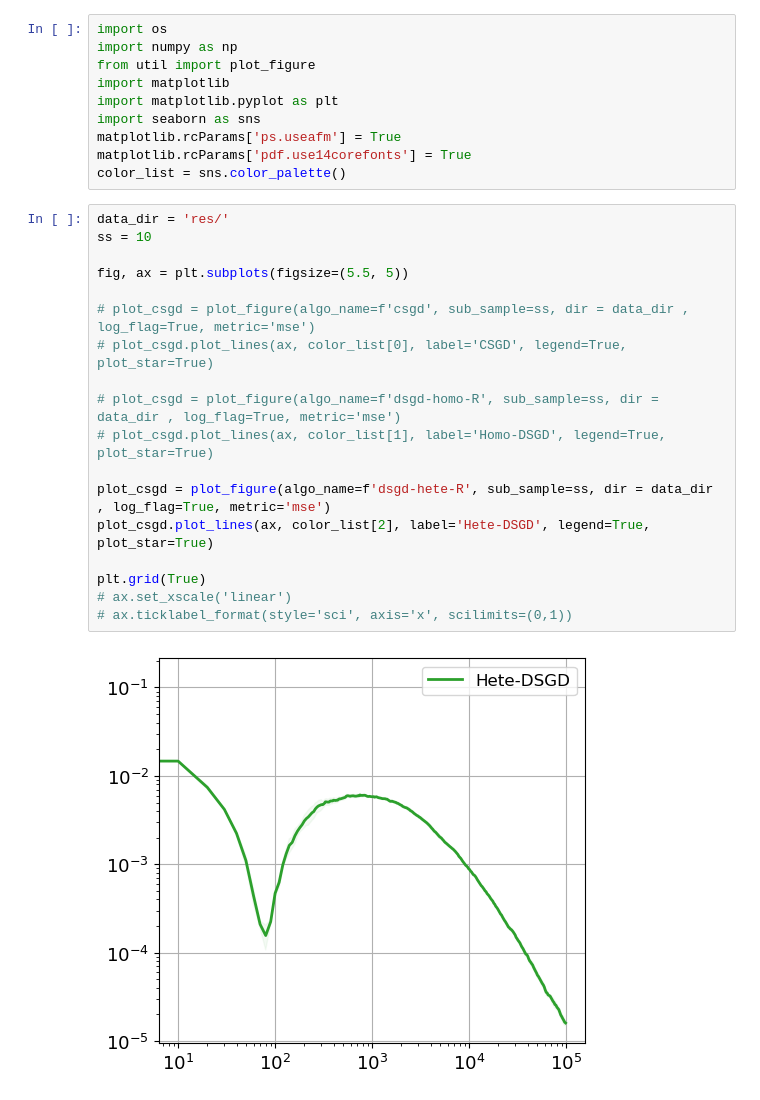
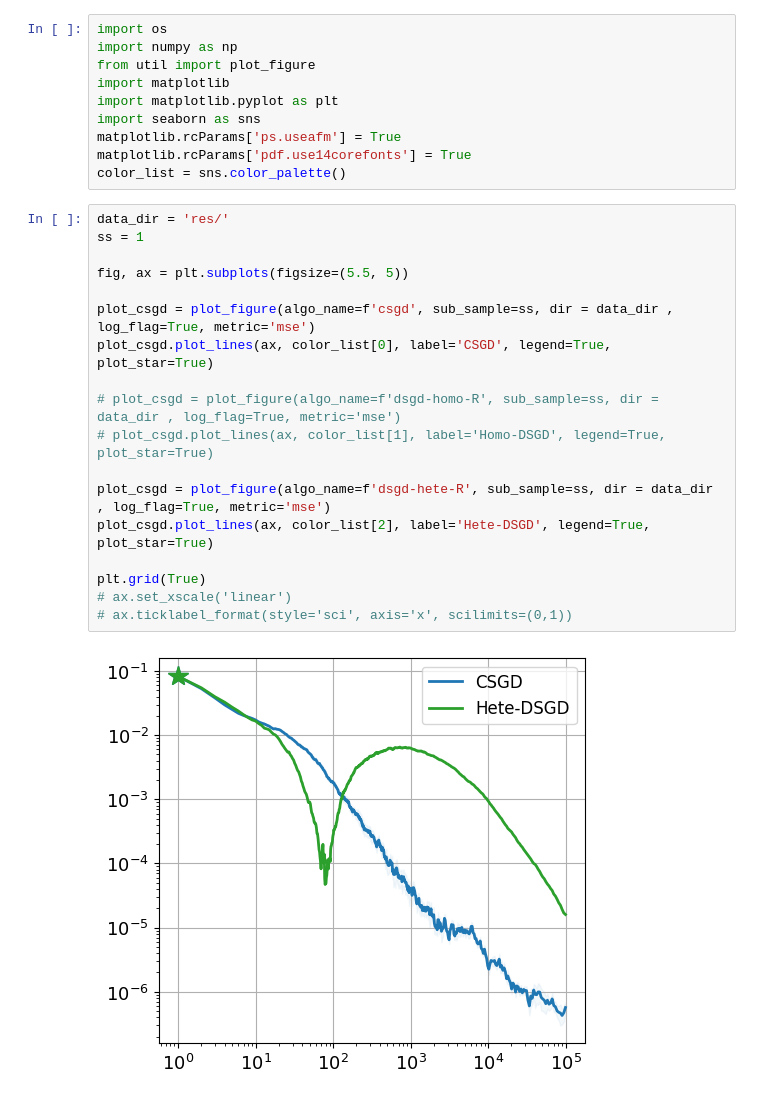
Before and after one commit to Qiang-CU/IEEE-TAC, a Jupyter notebook: logistic_final/plot.ipynb, the cells around one changed output. Saved outputs shown, nothing was run; the diff lists cells and outputs as text.

```diff
--- a/logistic_final/plot.ipynb
+++ b/logistic_final/plot.ipynb
@@ -10,24 +10,24 @@ matplotlib.rcParams['pdf.use14corefonts'] = True
 color_list = sns.color_palette()
 # %%
 data_dir = 'res/'
-ss = 10
+ss = 1
 
 fig, ax = plt.subplots(figsize=(5.5, 5))
 
-# plot_csgd = plot_figure(algo_name=f'csgd', sub_sample=ss, dir = data_dir , log_flag=True, metric='mse')
-# plot_csgd.plot_lines(ax, color_list[0], label='CSGD', legend=True, plot_star=True)
+plot_csgd = plot_figure(algo_name=f'csgd', sub_sample=ss, dir = data_dir , log_flag=True, metric='mse')
+plot_csgd.plot_lines(ax, color_list[0], label='CSGD', legend=True, plot_star=True)
 
 # plot_csgd = plot_figure(algo_name=f'dsgd-homo-R', sub_sample=ss, dir = data_dir , log_flag=True, metric='mse')
 # plot_csgd.plot_lines(ax, color_list[1], label='Homo-DSGD', legend=True, plot_star=True)
 
 plot_csgd = plot_figure(algo_name=f'dsgd-hete-R', sub_sample=ss, dir = data_dir , log_flag=True, metric='mse')
 plot_csgd.plot_lines(ax, color_list[2], label='Hete-DSGD', legend=True, plot_star=True)
 
 plt.grid(True)
 # ax.set_xscale('linear')
 # ax.ticklabel_format(style='sci', axis='x', scilimits=(0,1))
 # %% [output]
-[figure, old version]
+[figure, new version]
 # %%
 data_dir = 'res/'
 
```
Also changed, not shown: parts of 1 cell of this notebook, 44 other files.
